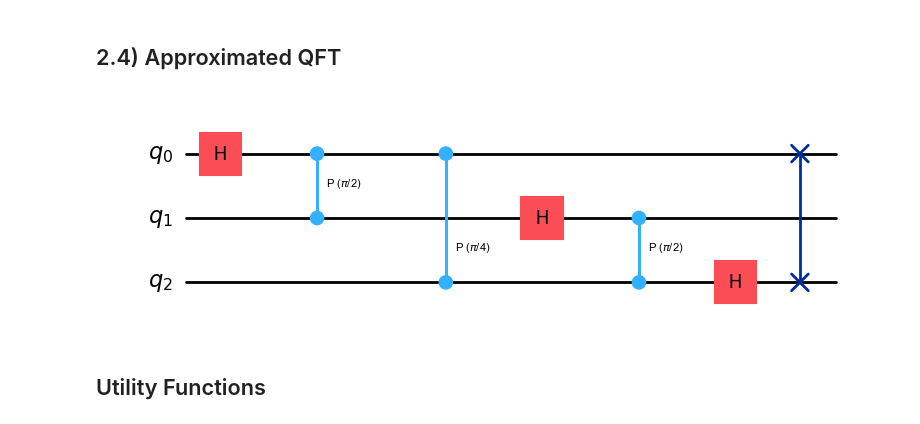
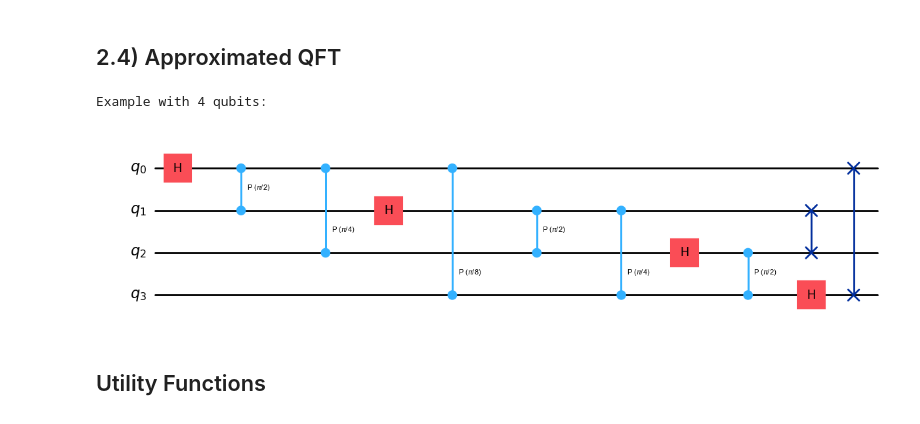
Before and after one commit to FurTh3r/QuantumFourierTransform, a Jupyter notebook: qft_notebook.ipynb, the cells around one changed output. Cells and saved outputs as stored; diff of their text form; code cells hidden in the pictures.

```diff
--- a/qft_notebook.ipynb
+++ b/qft_notebook.ipynb
@@ -202,12 +228,15 @@ def qft_approx(qc_approx_qft, n_qubit, threshold=0.1):
     for i in range(n_qubit // 2):
         qc_approx_qft.swap(i, n_qubit - i - 1)
 # %%
-n = 3
+n = 4
 qc = QuantumCircuit(n)
 qft_approx(qc, n)
+
+print("Example with 4 qubits:")
 qc.draw(output="mpl", filename="./images/approx_qft_nqubit.svg")
 # %% [output]
+Example with 4 qubits:
-[figure, old version]
+[figure, new version]
 # %% [markdown]
 ## Utility Functions
 # %%
```
Also changed, not shown: parts of 20 cells of this notebook.
